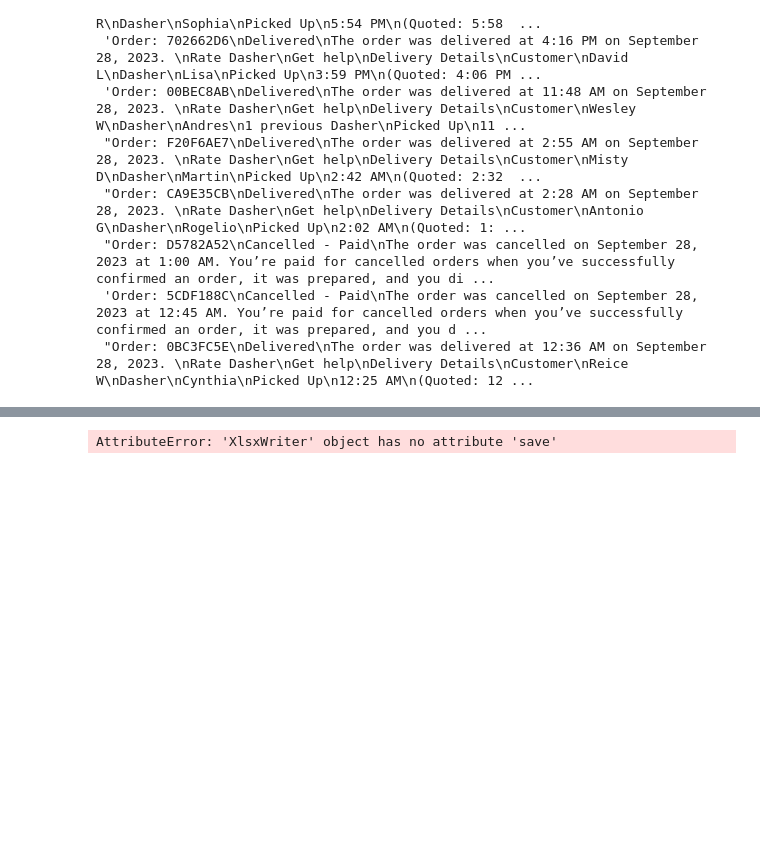
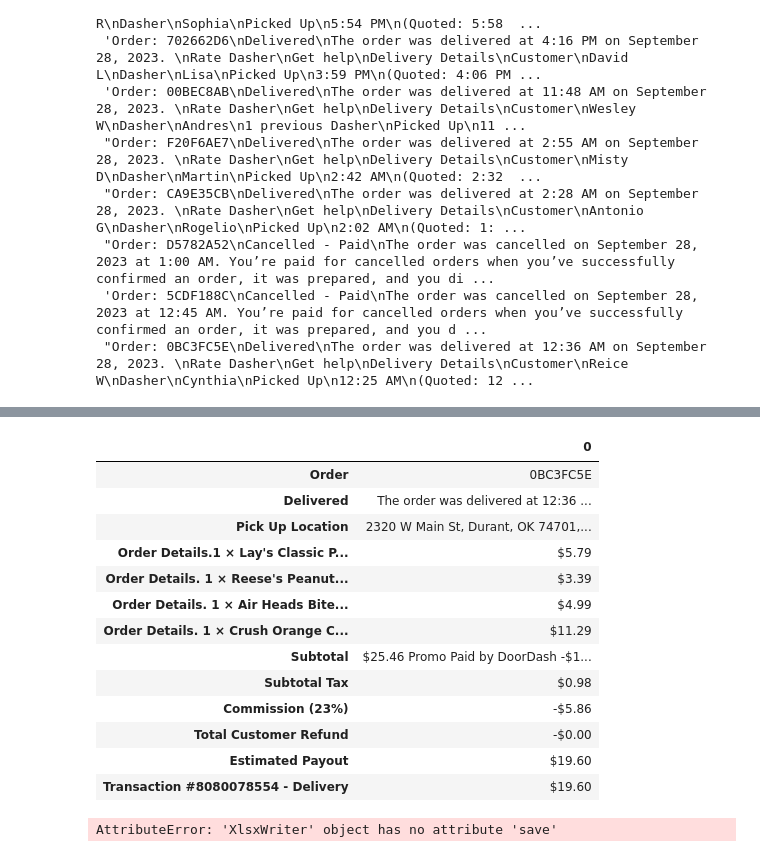
Before and after one commit to ericdwkim/door_dash_bot, a Jupyter notebook: dev/test.ipynb, the cells around one changed output, grey strips where cells are left out. Saved outputs shown, nothing was run; the diff lists cells and outputs as text; code cells hidden in the pictures; blank space fills up the shorter version.

Commit message:
wip: convert lst of dict to flatten dict to pandas Series to df

```diff
--- a/dev/test.ipynb
+++ b/dev/test.ipynb
@@ -411,0 +637,16 @@ print(prettify_list_of_dicts(results))
+# %%
+def get_flattened_orders(orders):
+    flattened_orders = []
+    for order in orders:
+        flattened_order = get_flatten_order(order)
+        flattened_orders.append(flattened_order)
+    return flattened_orders
+# %%
+flattened_orders = get_flattened_orders(list_of_mapped_orders)
+flattened_orders
+# %%
+# sanity chck - converting single dict to Series -> dataframe
+order = flattened_orders[9]
+s = pd.Series(order)
+df = pd.DataFrame(s).transpose()
+df
@@ -412 +656,25 @@ print(prettify_list_of_dicts(results))
+# %%
+def convert_orders_to_dataframes(orders):
+    for order in orders:
+        s = pd.Series(order)
+        df = pd.DataFrame(s)
+    return df
+# %%
+df = convert_orders_to_dataframes(flattened_orders)
+df
+# %% [output]
+|  | 0 |
+| Order | 0BC3FC5E |
+| Delivered | The order was delivered at 12:36 ... |
+| Pick Up Location | 2320 W Main St, Durant, OK 74701,... |
+| Order Details.1 × Lay's Classic P... | $5.79 |
+| Order Details. 1 × Reese's Peanut... | $3.39 |
+| Order Details. 1 × Air Heads Bite... | $4.99 |
+| Order Details. 1 × Crush Orange C... | $11.29 |
+| Subtotal | $25.46 Promo Paid by DoorDash -$1... |
+| Subtotal Tax | $0.98 |
+| Commission (23%) | -$5.86 |
+| Total Customer Refund | -$0.00 |
+| Estimated Payout | $19.60 |
+| Transaction #8080078554 - Delivery | $19.60 |
 # %%
```
Also changed, not shown: parts of 11 cells of this notebook.
